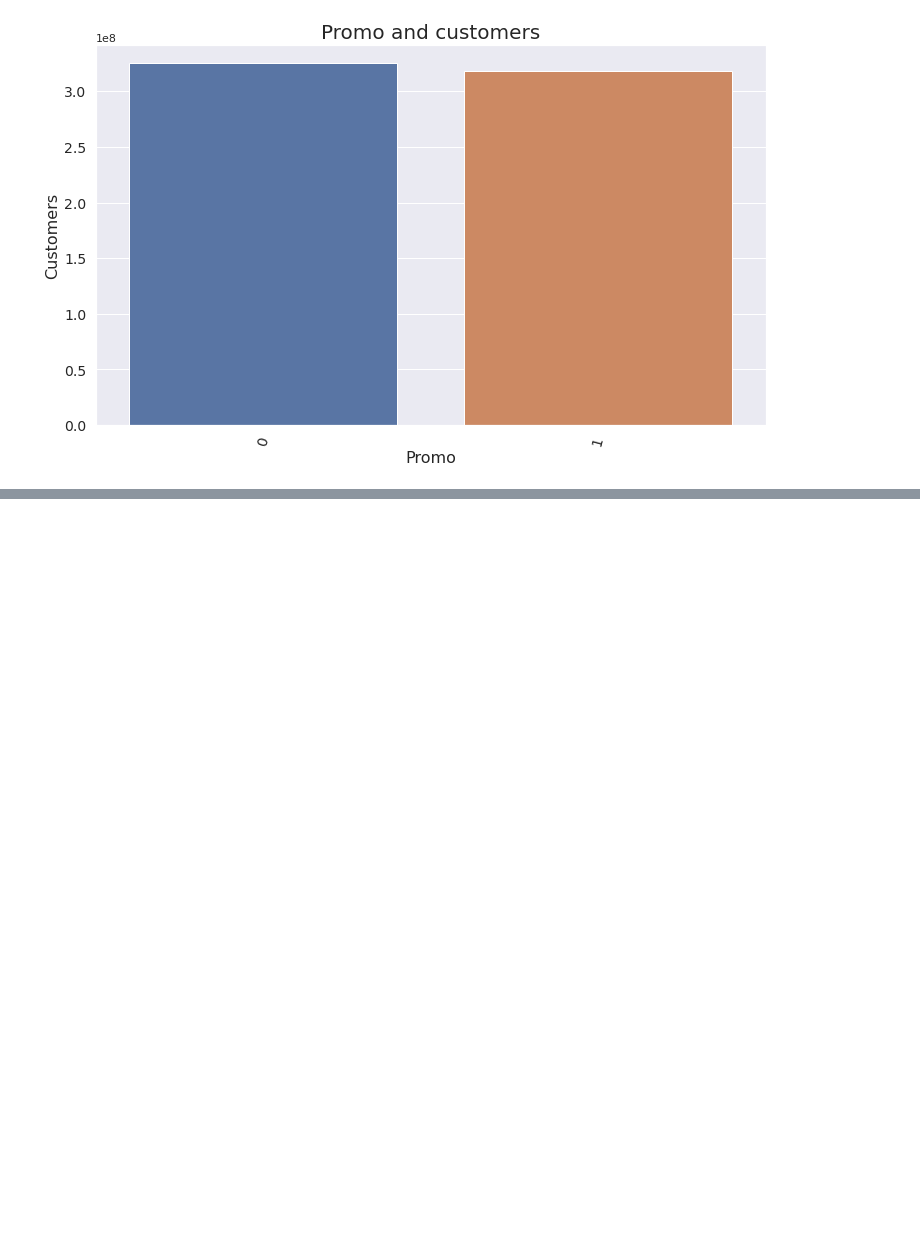
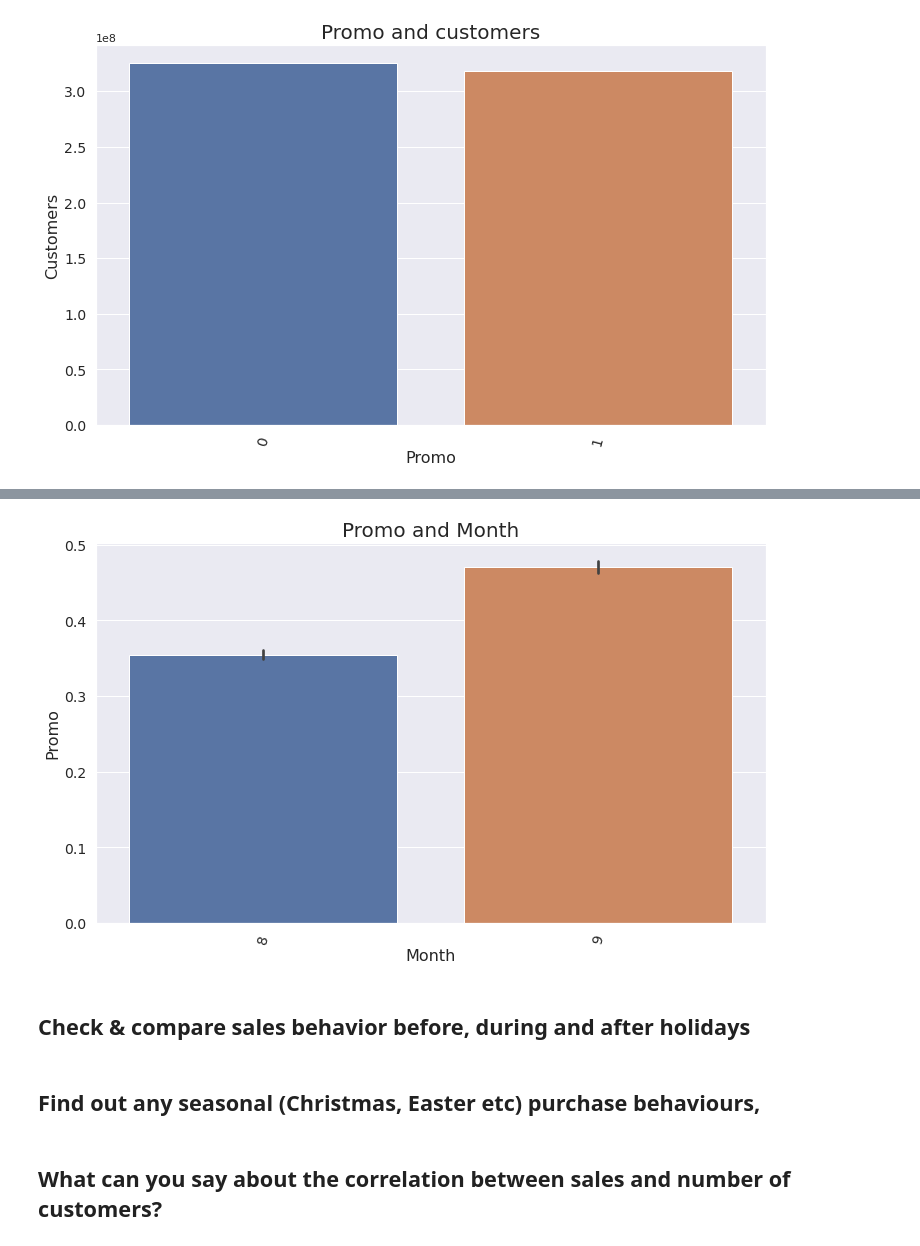
Before and after one commit to abel-blue/pharmaceutical-sales-prediction, a Jupyter notebook: notebooks/data_exploration.ipynb, the cells around one changed output, grey strips where cells are left out. Cells and saved outputs as stored; diff of their text form; code cells hidden in the pictures; blank space fills up the shorter version.

```diff
--- a/notebooks/data_exploration.ipynb
+++ b/notebooks/data_exploration.ipynb
@@ -119,0 +118,10 @@ exploration.plot_bar(df: pd.DataFrame, x_col: str, y_col: str, title: str, xlabe
+# %%
+exploration.plot_bar(test_store, 'Month', 'Promo', 'Promo and Month', 'Month', 'Promo')
+# %% [output]
+[figure, added]
+# %% [markdown]
+## Check & compare sales behavior before, during and after holidays
+# %% [markdown]
+## Find out any seasonal (Christmas, Easter etc) purchase behaviours,
+# %% [markdown]
+## What can you say about the correlation between sales and number of customers?
```
Also changed, not shown: parts of 11 cells of this notebook.
